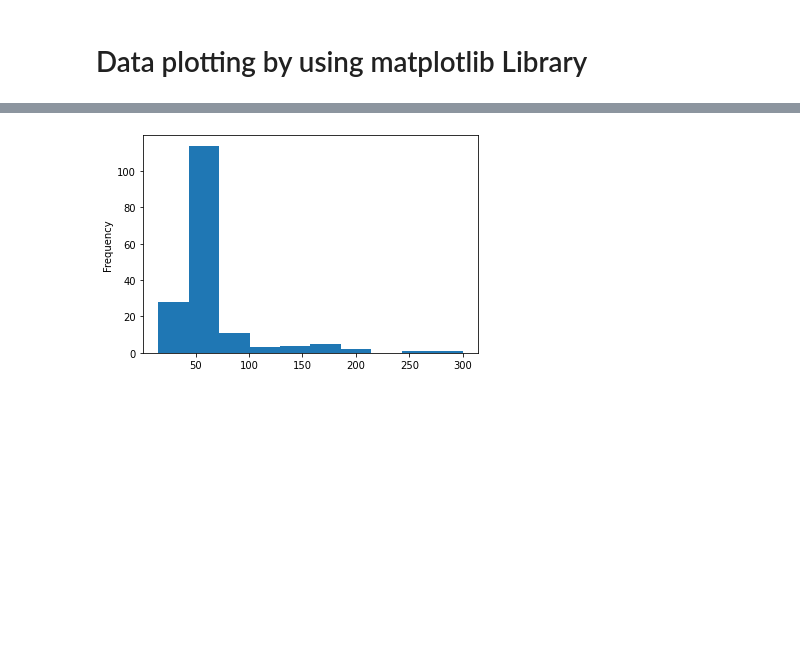
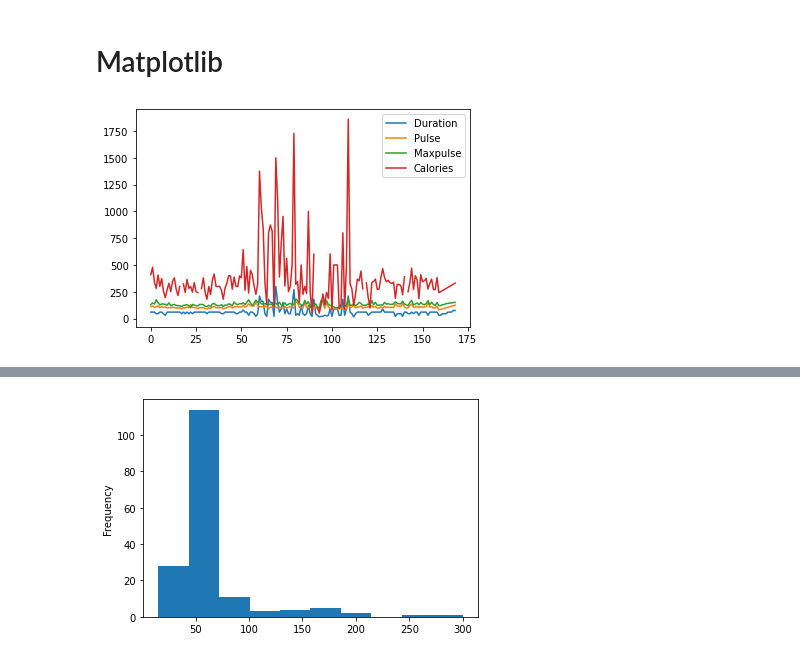
Before and after one commit to es-comunidad-intersystems/IRIS-embedded-python, a Jupyter notebook: src/Notebooks/IRISPyMatplotlib.ipynb, the cells around one changed output, grey strips where cells are left out. Cells and saved outputs as stored; diff of their text form; code cells hidden in the pictures; blank space fills up the shorter version.

```diff
--- a/src/Notebooks/IRISPyMatplotlib.ipynb
+++ b/src/Notebooks/IRISPyMatplotlib.ipynb
@@ -1,19 +1,21 @@
-# %% [markdown]
-# Data plotting by using matplotlib Library
+# %% [markdown]
+# Matplotlib
 # %%
 %matplotlib inline
 import sys
 import matplotlib
-matplotlib.use('Agg')
+#matplotlib.use('Agg')
 
 import pandas as pd
 import matplotlib.pyplot as plt
 
 df = pd.read_csv('/opt/irisapp/misc/data.csv')
 
 df.plot()
 
 plt.show()
+# %% [output]
+[figure, added]
 # %%
 df.plot(kind = 'scatter', x = 'Duration', y = 'Calories')
 plt.show()
```
Also changed, not shown: parts of 7 cells of this notebook, 5 other files.
